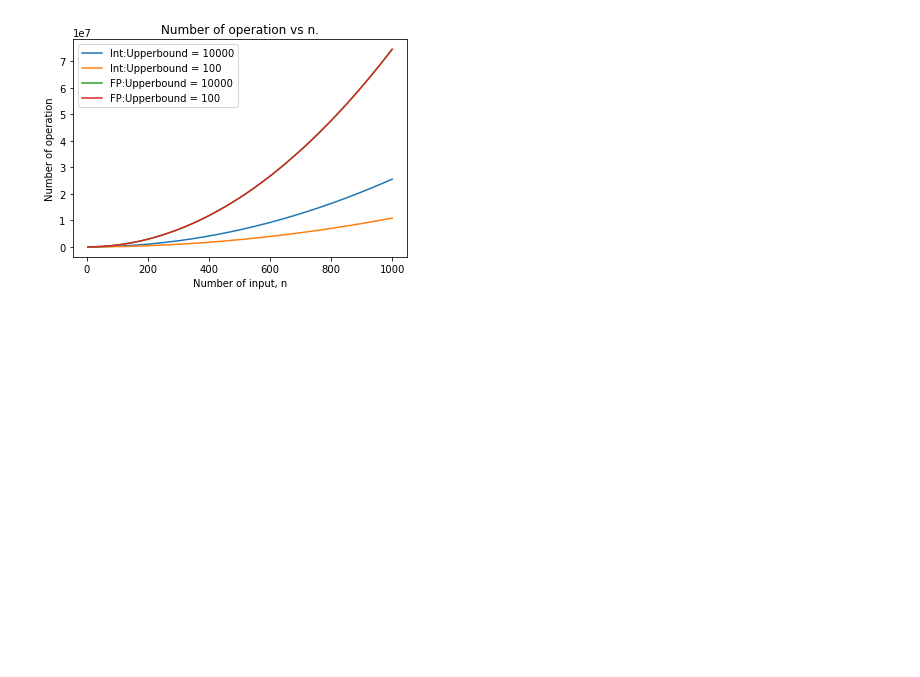
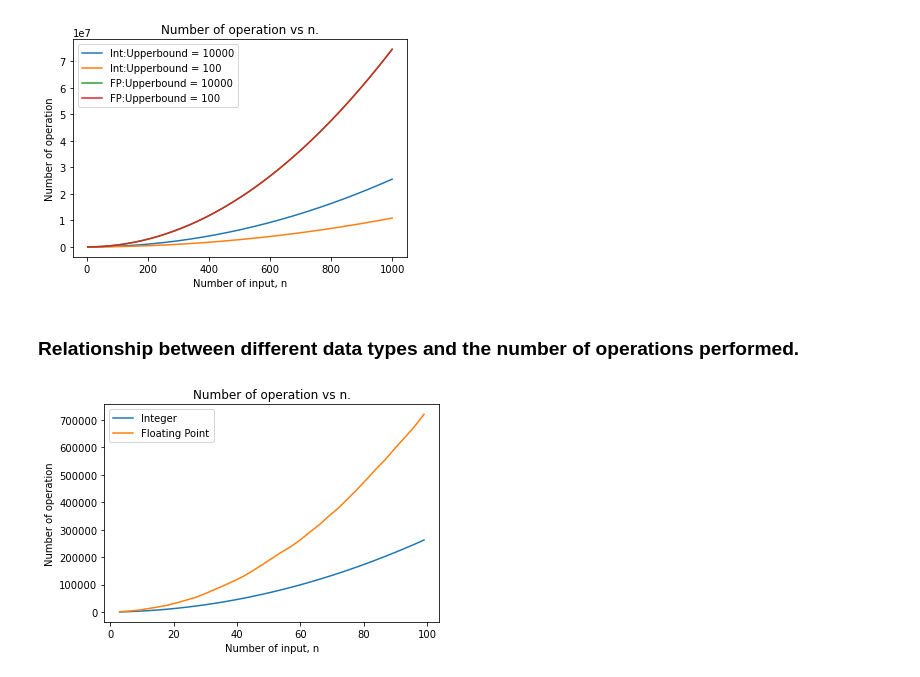
Before and after one commit to diminecjean/radix-sort, a Jupyter notebook: radix_sort_graph_analysis.ipynb, the cells around one changed output. Saved outputs shown, nothing was run; the diff lists cells and outputs as text; code cells hidden in the pictures; blank space fills up the shorter version.

```diff
--- a/radix_sort_graph_analysis.ipynb
+++ b/radix_sort_graph_analysis.ipynb
@@ -372,3 +478,19 @@ plt.legend()
 plt.show()
 # %% [output]
 [figure]
+# %% [markdown]
+### Relationship between different data types and the number of operations performed.
+# %%
+# Show the comparison between data types integer and floating point
+# Number of inputs: 100
+plt.title("Number of operation vs n.")
+plt.xlabel("Number of input, n")
+plt.ylabel("Number of operation")
+
+plt.plot(x1.to_numpy(), y1.to_numpy(), label = "Integer") # integer
+plt.plot(x4.to_numpy(), y4.to_numpy(), label = "Floating Point") # floating point
+plt.legend()
+
+plt.show()
+# %% [output]
+[figure, added]
```
Also changed, not shown: parts of 14 cells of this notebook.
